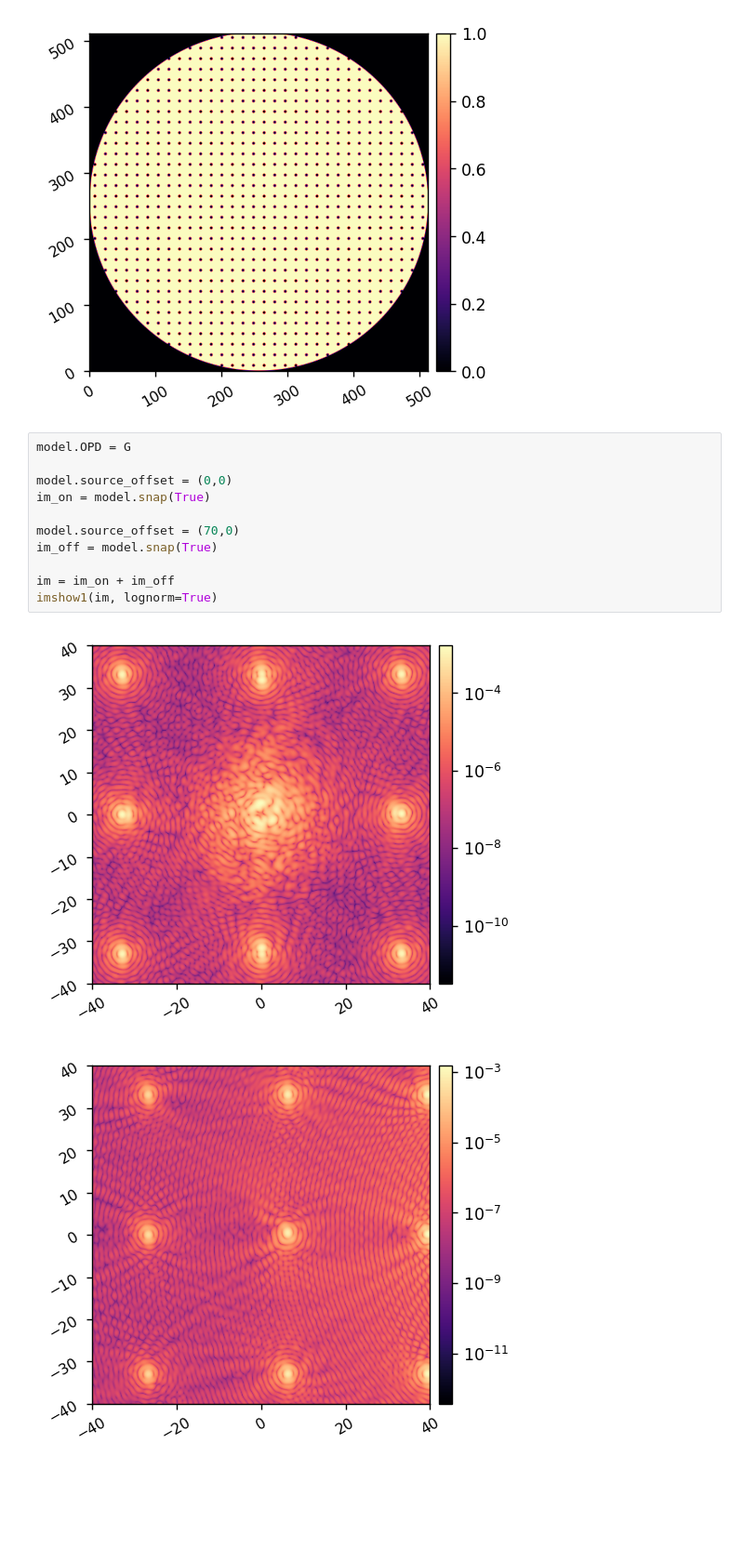
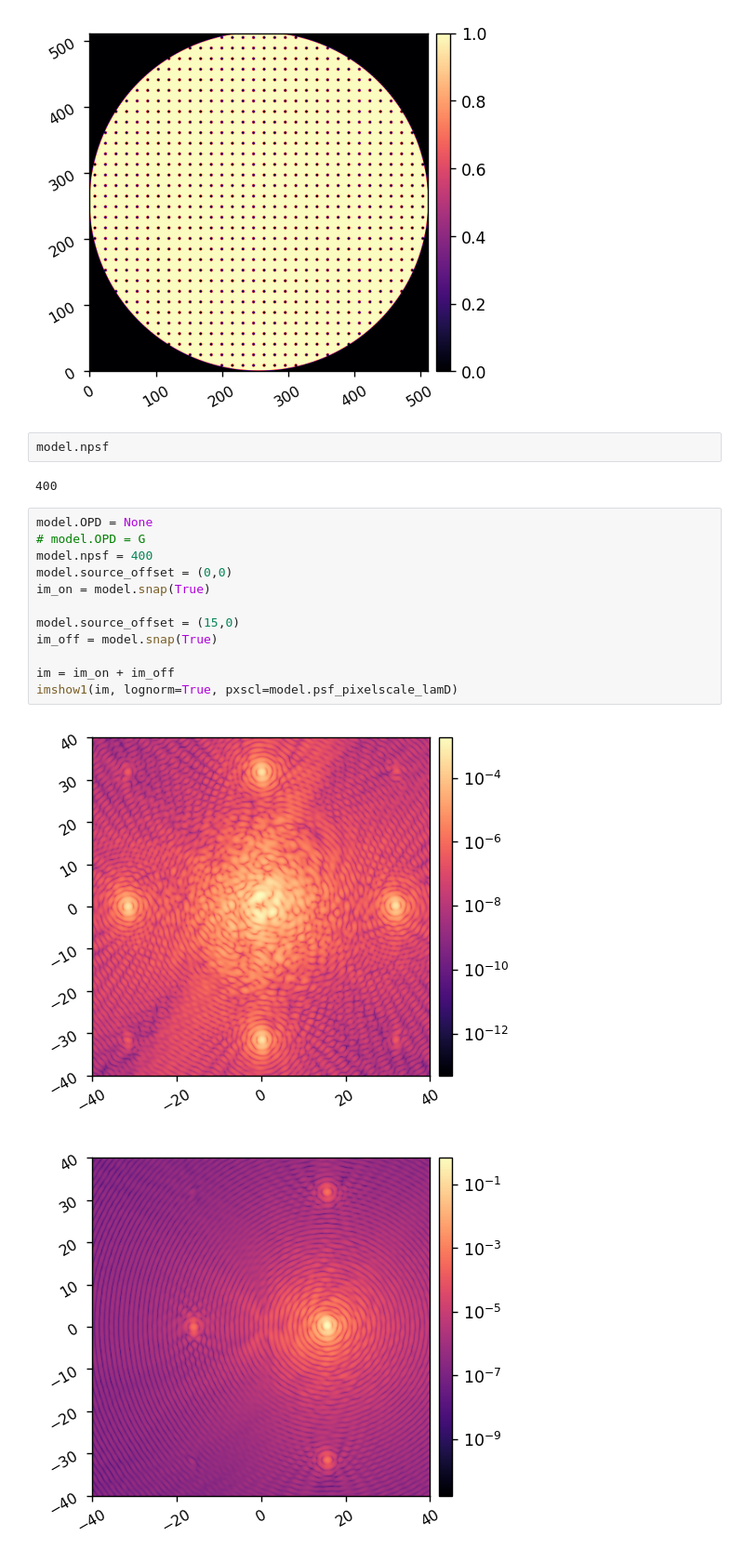
Before and after one commit to uasal/scoob-psf, a Jupyter notebook: example-notebooks/scoob_mswfc.ipynb, the cells around one changed output. Shown at 93% size. Cells and saved outputs as stored; diff of their text form; blank space fills up the shorter version.

```diff
--- a/example-notebooks/scoob_mswfc.ipynb
+++ b/example-notebooks/scoob_mswfc.ipynb
@@ -96,17 +96,22 @@ G = poppy.ArrayOpticalElement(transmission=grating, pixelscale=wf.pixelscale)
 16
 [figure]
 [figure]
+# %%
+model.npsf
+# %% [output]
+400
 # %%
-model.OPD = G
-
+model.OPD = None
+# model.OPD = G
+model.npsf = 400
 model.source_offset = (0,0)
 im_on = model.snap(True)
 
-model.source_offset = (70,0)
+model.source_offset = (15,0)
 im_off = model.snap(True)
 
 im = im_on + im_off
-imshow1(im, lognorm=True)
+imshow1(im, lognorm=True, pxscl=model.psf_pixelscale_lamD)
 # %% [output]
-[figure, old version]
+[figure, new version]
-[figure, old version]
+[figure, new version]
```
Also changed, not shown: parts of 8 cells of this notebook, 1 other file.
